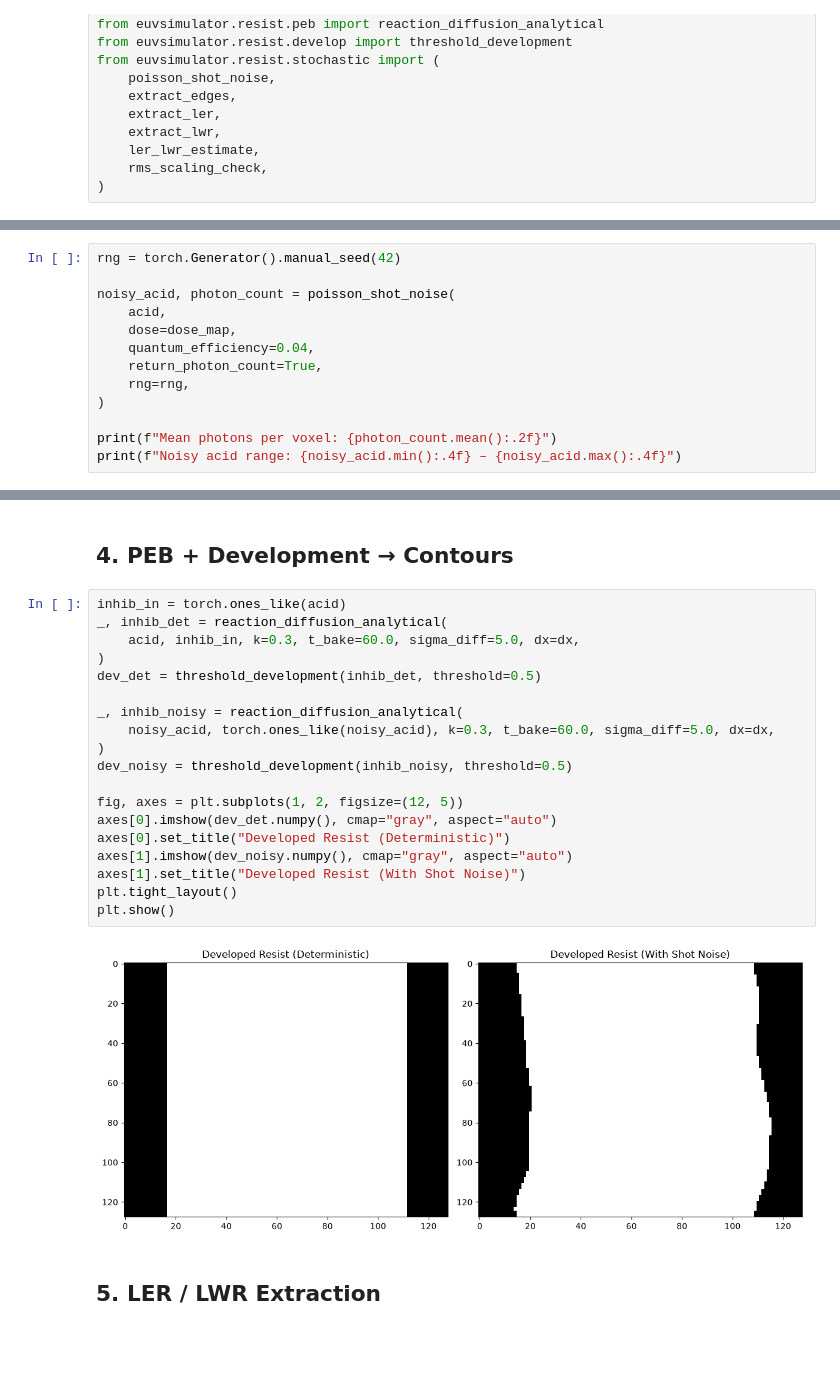
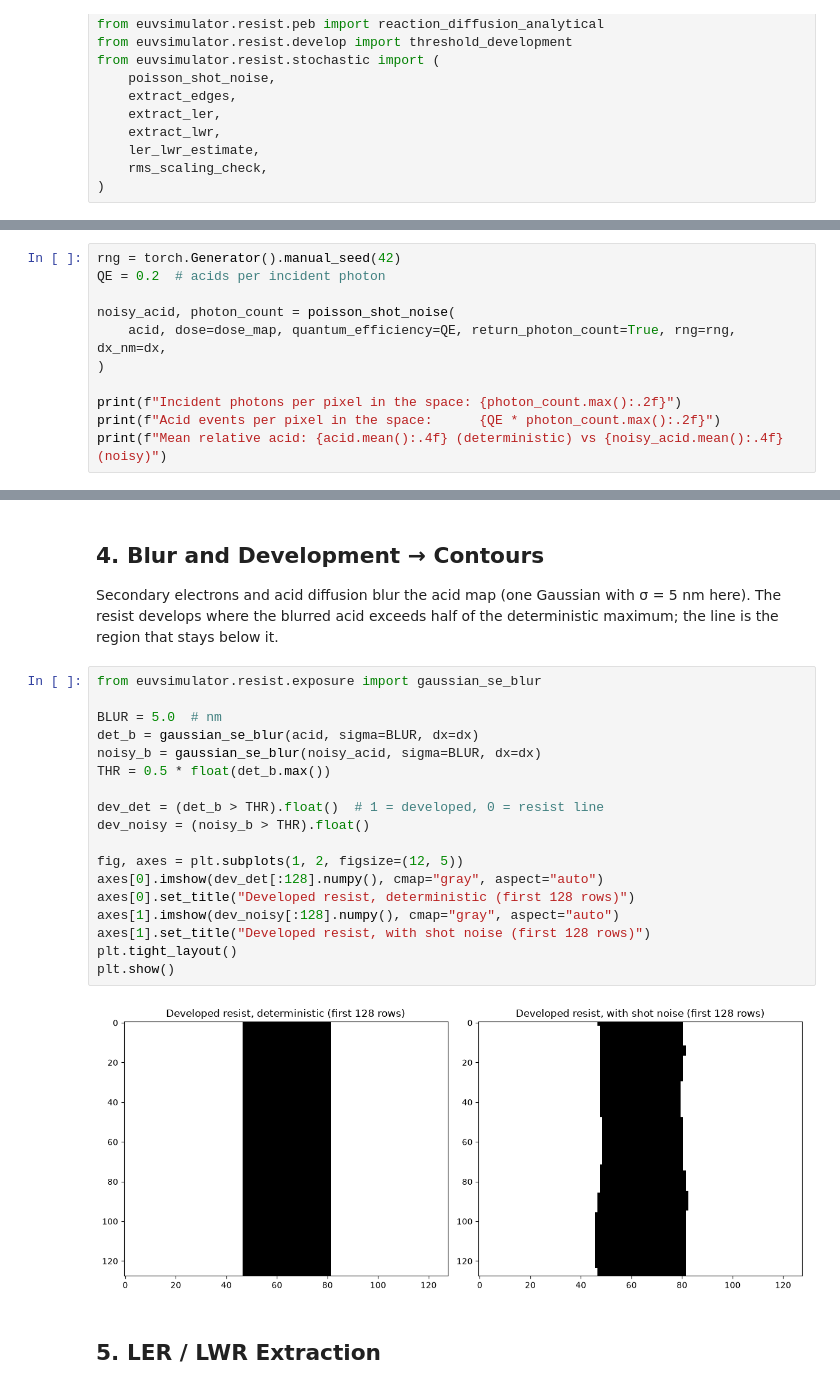
Before and after one commit to Flowbudget/euvsimulator, a Jupyter notebook: notebooks/05_stochastics.ipynb, the cells around one changed output, grey strips where cells are left out. Saved outputs shown, nothing was run; the diff lists cells and outputs as text; blank space fills up the shorter version.

```diff
--- a/notebooks/05_stochastics.ipynb
+++ b/notebooks/05_stochastics.ipynb
@@ -66,14 +69,12 @@ Acid range: 0.0017 – 0.5580
 # %%
 rng = torch.Generator().manual_seed(42)
+QE = 0.2  # acids per incident photon
 
 noisy_acid, photon_count = poisson_shot_noise(
-    acid,
-    dose=dose_map,
-    quantum_efficiency=0.04,
-    return_photon_count=True,
-    rng=rng,
+    acid, dose=dose_map, quantum_efficiency=QE, return_photon_count=True, rng=rng, dx_nm=dx,
 )
 
-print(f"Mean photons per voxel: {photon_count.mean():.2f}")
-print(f"Noisy acid range: {noisy_acid.min():.4f} – {noisy_acid.max():.4f}")
+print(f"Incident photons per pixel in the space: {photon_count.max():.2f}")
+print(f"Acid events per pixel in the space:      {QE * photon_count.max():.2f}")
+print(f"Mean relative acid: {acid.mean():.4f} (deterministic) vs {noisy_acid.mean():.4f} (noisy)")
 # %% [output]
@@ -109,26 +111,29 @@ plt.show()
 # %% [markdown]
-## 4. PEB + Development → Contours
+## 4. Blur and Development → Contours
+
+Secondary electrons and acid diffusion blur the acid map (one Gaussian with σ = 5 nm here). The
+resist develops where the blurred acid exceeds half of the deterministic maximum; the line is the
+region that stays below it.
 # %%
-inhib_in = torch.ones_like(acid)
-_, inhib_det = reaction_diffusion_analytical(
-    acid, inhib_in, k=0.3, t_bake=60.0, sigma_diff=5.0, dx=dx,
-)
-dev_det = threshold_development(inhib_det, threshold=0.5)
+from euvsimulator.resist.exposure import gaussian_se_blur
 
-_, inhib_noisy = reaction_diffusion_analytical(
-    noisy_acid, torch.ones_like(noisy_acid), k=0.3, t_bake=60.0, sigma_diff=5.0, dx=dx,
-)
-dev_noisy = threshold_development(inhib_noisy, threshold=0.5)
+BLUR = 5.0  # nm
+det_b = gaussian_se_blur(acid, sigma=BLUR, dx=dx)
+noisy_b = gaussian_se_blur(noisy_acid, sigma=BLUR, dx=dx)
+THR = 0.5 * float(det_b.max())
+
+dev_det = (det_b > THR).float()  # 1 = developed, 0 = resist line
+dev_noisy = (noisy_b > THR).float()
 
 fig, axes = plt.subplots(1, 2, figsize=(12, 5))
-axes[0].imshow(dev_det.numpy(), cmap="gray", aspect="auto")
-axes[0].set_title("Developed Resist (Deterministic)")
-axes[1].imshow(dev_noisy.numpy(), cmap="gray", aspect="auto")
-axes[1].set_title("Developed Resist (With Shot Noise)")
+axes[0].imshow(dev_det[:128].numpy(), cmap="gray", aspect="auto")
+axes[0].set_title("Developed resist, deterministic (first 128 rows)")
+axes[1].imshow(dev_noisy[:128].numpy(), cmap="gray", aspect="auto")
+axes[1].set_title("Developed resist, with shot noise (first 128 rows)")
 plt.tight_layout()
 plt.show()
 # %% [output]
-[figure, old version]
+[figure, new version]
 # %% [markdown]
 ## 5. LER / LWR Extraction
 # %%
```
Also changed, not shown: parts of 18 cells of this notebook, 7 other files.
